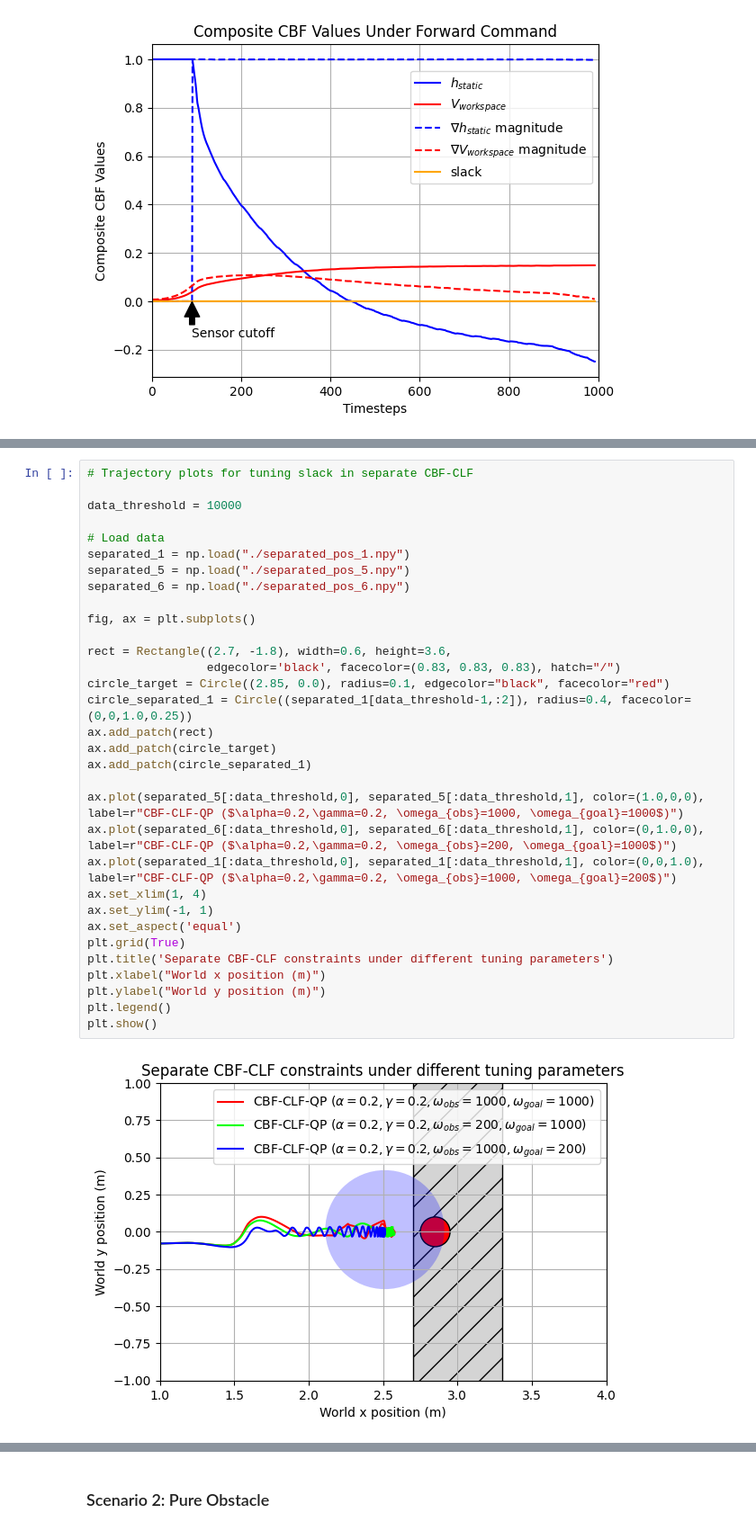
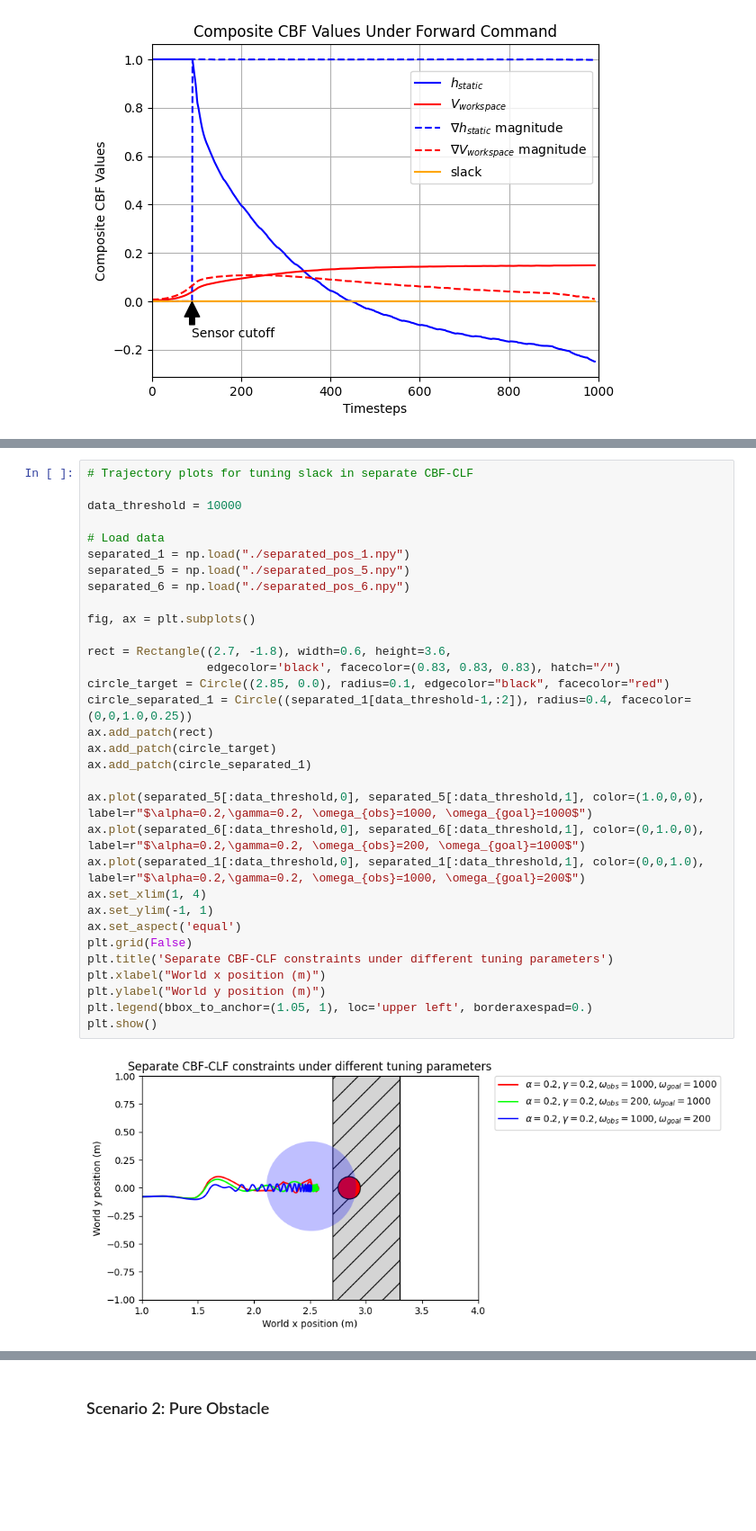
Before and after one commit to famsvip/Robot-Navigation-Collision-Avoidance-, a Jupyter notebook: data/plotting.ipynb, the cells around one changed output, grey strips where cells are left out. Shown at 90% size. Saved outputs shown, nothing was run; the diff lists cells and outputs as text; blank space fills up the shorter version.

```diff
--- a/data/plotting.ipynb
+++ b/data/plotting.ipynb
@@ -177,37 +175,37 @@ plt.show()
 # %%
 # Trajectory plots for tuning slack in separate CBF-CLF
 
 data_threshold = 10000
 
 # Load data
 separated_1 = np.load("./separated_pos_1.npy")
 separated_5 = np.load("./separated_pos_5.npy")
 separated_6 = np.load("./separated_pos_6.npy")
 
 fig, ax = plt.subplots()
 
 rect = Rectangle((2.7, -1.8), width=0.6, height=3.6,
                  edgecolor='black', facecolor=(0.83, 0.83, 0.83), hatch="/")
 circle_target = Circle((2.85, 0.0), radius=0.1, edgecolor="black", facecolor="red")
 circle_separated_1 = Circle((separated_1[data_threshold-1,:2]), radius=0.4, facecolor=(0,0,1.0,0.25))
 ax.add_patch(rect)
 ax.add_patch(circle_target)
 ax.add_patch(circle_separated_1)
 
-ax.plot(separated_5[:data_threshold,0], separated_5[:data_threshold,1], color=(1.0,0,0), label=r"CBF-CLF-QP ($\alpha=0.2,\gamma=0.2, \omega_{obs}=1000, \omega_{goal}=1000$)")
-ax.plot(separated_6[:data_threshold,0], separated_6[:data_threshold,1], color=(0,1.0,0), label=r"CBF-CLF-QP ($\alpha=0.2,\gamma=0.2, \omega_{obs}=200, \omega_{goal}=1000$)")
-ax.plot(separated_1[:data_threshold,0], separated_1[:data_threshold,1], color=(0,0,1.0), label=r"CBF-CLF-QP ($\alpha=0.2,\gamma=0.2, \omega_{obs}=1000, \omega_{goal}=200$)")
+ax.plot(separated_5[:data_threshold,0], separated_5[:data_threshold,1], color=(1.0,0,0), label=r"$\alpha=0.2,\gamma=0.2, \omega_{obs}=1000, \omega_{goal}=1000$")
+ax.plot(separated_6[:data_threshold,0], separated_6[:data_threshold,1], color=(0,1.0,0), label=r"$\alpha=0.2,\gamma=0.2, \omega_{obs}=200, \omega_{goal}=1000$")
+ax.plot(separated_1[:data_threshold,0], separated_1[:data_threshold,1], color=(0,0,1.0), label=r"$\alpha=0.2,\gamma=0.2, \omega_{obs}=1000, \omega_{goal}=200$")
 ax.set_xlim(1, 4)
 ax.set_ylim(-1, 1)
 ax.set_aspect('equal')
-plt.grid(True)
+plt.grid(False)
 plt.title('Separate CBF-CLF constraints under different tuning parameters')
 plt.xlabel("World x position (m)")
 plt.ylabel("World y position (m)")
-plt.legend()
+plt.legend(bbox_to_anchor=(1.05, 1), loc='upper left', borderaxespad=0.)
 plt.show()
 # %% [output]
-[figure, old version]
+[figure, new version]
 # %%
 # Consecutive command error for tuning slack weight for separate CBF_CLF
 
```
Also changed, not shown: parts of 10 cells of this notebook, 38 other files.
